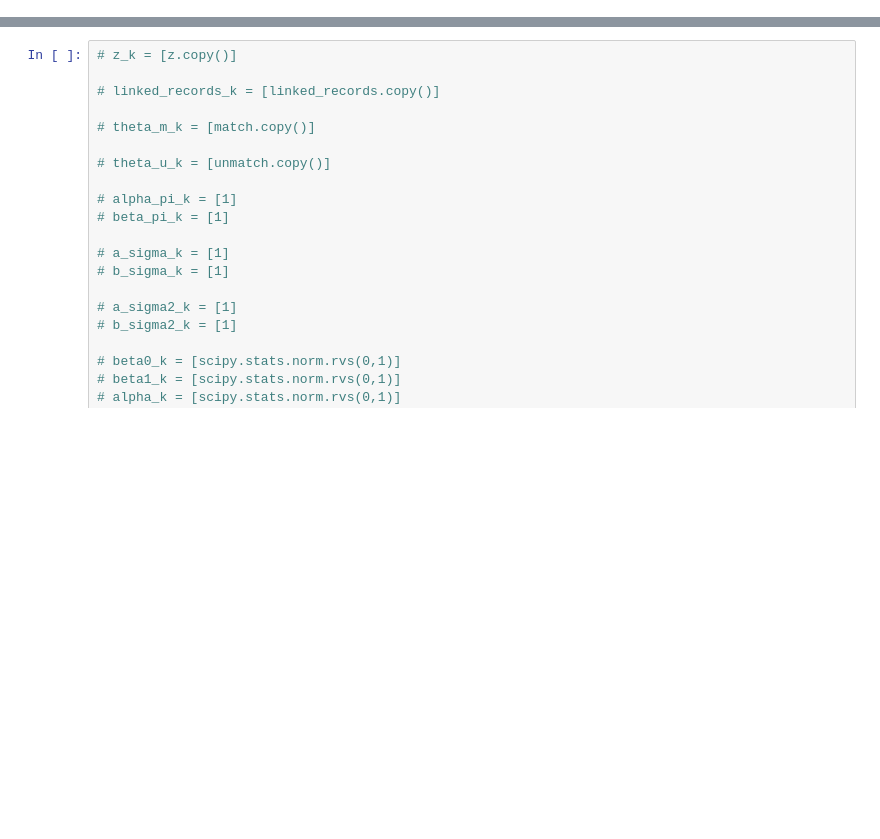
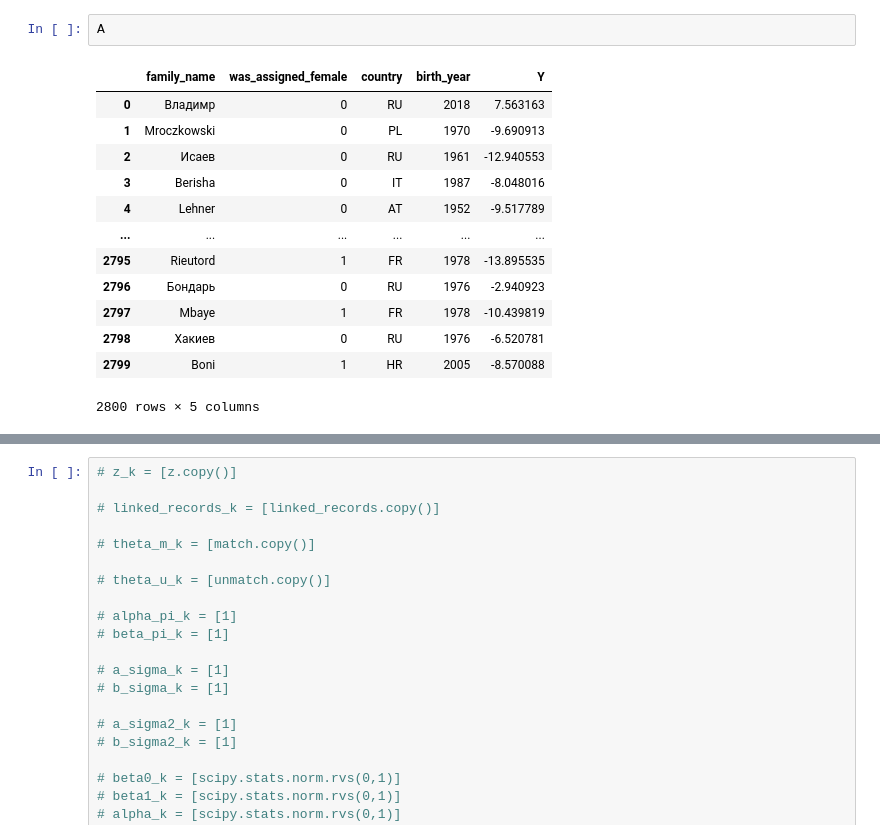
Before and after one commit to robachowyk/PhD-research, a Jupyter notebook: replicate Guha/bay_CI_RL_MH.ipynb, the cells around one changed output, grey strips where cells are left out. Drawn from its saved outputs; the diff is of its cells as text; blank space fills up the shorter version.

```diff
--- a/replicate Guha/bay_CI_RL_MH.ipynb
+++ b/replicate Guha/bay_CI_RL_MH.ipynb
@@ -243,0 +188,16 @@ def compute_proposal(file_A, file_B, file_mix_BA, z, sigma_square, a_sigma, b_si
+# %%
+A
+# %% [output]
+|  | family_name | was_assigned_female | country | birth_year | Y |
+| 0 | Владимр | 0 | RU | 2018 | 7.563163 |
+| 1 | Mroczkowski | 0 | PL | 1970 | -9.690913 |
+| 2 | Исаев | 0 | RU | 1961 | -12.940553 |
+| 3 | Berisha | 0 | IT | 1987 | -8.048016 |
+| 4 | Lehner | 0 | AT | 1952 | -9.517789 |
+| ... | ... | ... | ... | ... | ... |
+| 2795 | Rieutord | 1 | FR | 1978 | -13.895535 |
+| 2796 | Бондарь | 0 | RU | 1976 | -2.940923 |
+| 2797 | Mbaye | 1 | FR | 1978 | -10.439819 |
+| 2798 | Хакиев | 0 | RU | 1976 | -6.520781 |
+| 2799 | Boni | 1 | HR | 2005 | -8.570088 |
+2800 rows × 5 columns
```
Also changed, not shown: parts of 10 cells of this notebook, 8 other files.
